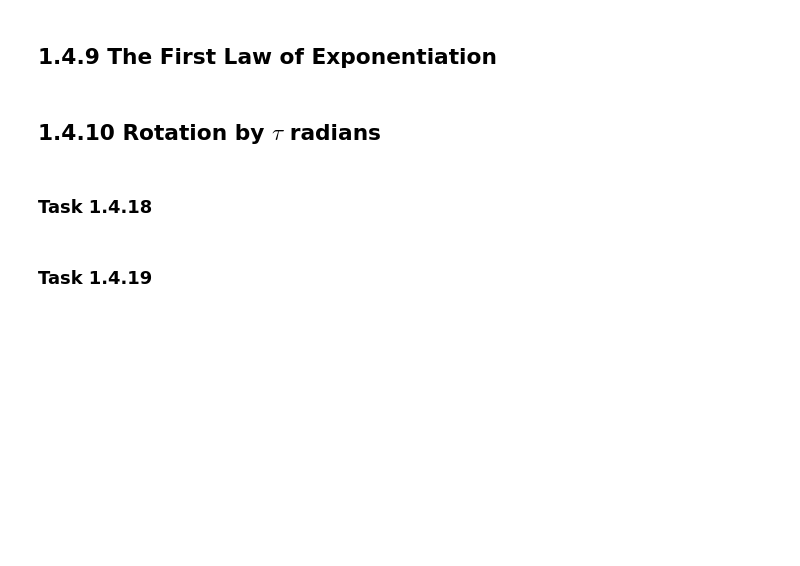
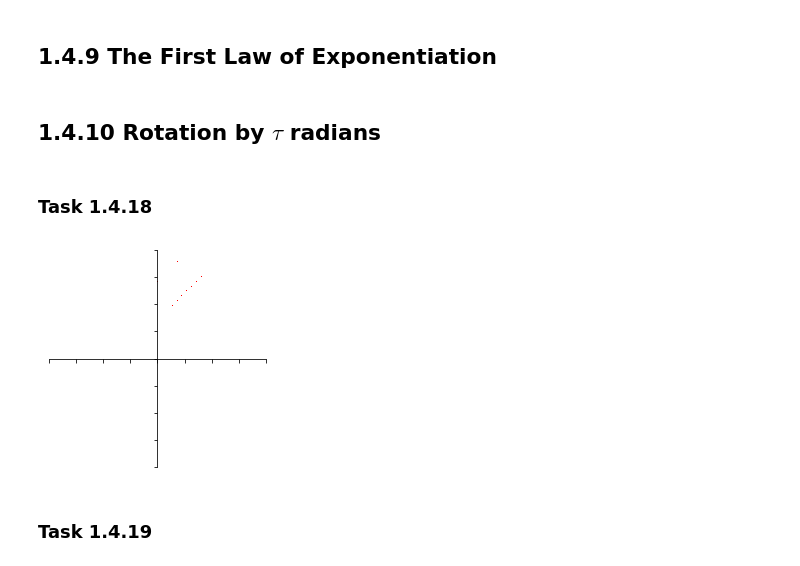
Before and after one commit to vqmalic/learn, a Jupyter notebook: books/klein/Chapter 01 - The Field.ipynb, the cells around one changed output. Saved outputs shown, nothing was run; the diff lists cells and outputs as text; code cells hidden in the pictures; blank space fills up the shorter version.

```diff
--- a/books/klein/Chapter 01 - The Field.ipynb
+++ b/books/klein/Chapter 01 - The Field.ipynb
@@ -279,5 +275,9 @@ plot(center_points(pts), len(data))
 ## 1.4.10 Rotation by $\tau$ radians
 # %% [markdown]
 ### Task 1.4.18
+# %%
+plot({s * e ** ((pi/4)* 1j) for s in S}, 4)
+# %% [output]
+[figure, added]
 # %% [markdown]
 ### Task 1.4.19
```
Also changed, not shown: parts of 17 cells of this notebook.
